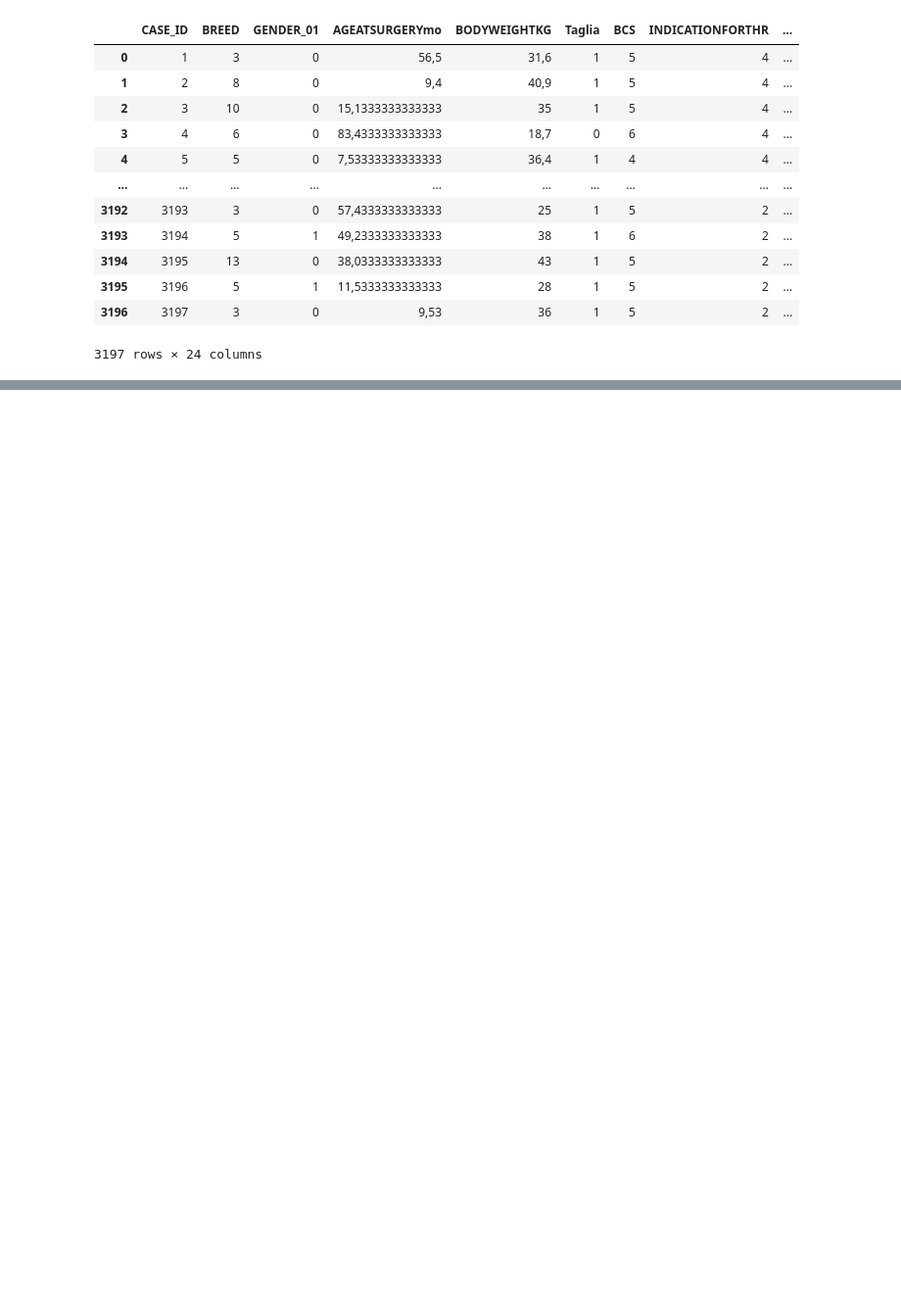
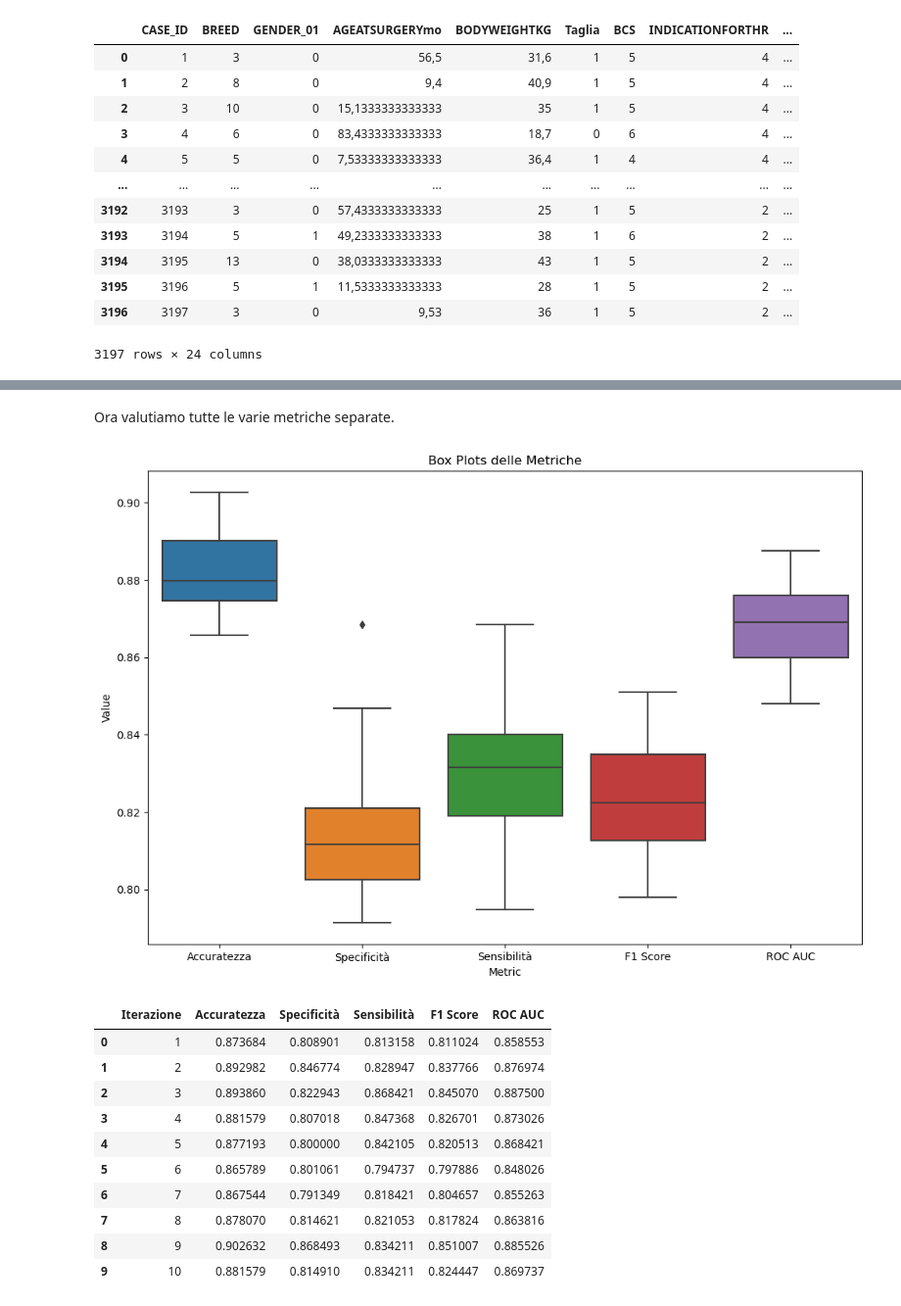
Before and after one commit to MatteoBisotti/Tirocinio, a Jupyter notebook: tirocinio/Oversampling/feature.ipynb, the cells around one changed output, grey strips where cells are left out. Shown at 98% size. Saved outputs shown, nothing was run; the diff lists cells and outputs as text; code cells hidden in the pictures; blank space fills up the shorter version.

```diff
--- a/tirocinio/Oversampling/feature.ipynb
+++ b/tirocinio/Oversampling/feature.ipynb
@@ -89,0 +578,40 @@ dataset
+# %% [markdown]
+Ora valutiamo tutte le varie metriche separate.
+# %%
+import matplotlib.pyplot as plt
+import seaborn as sns
+
+# Create a DataFrame for the box plots
+metrics_total_df = pd.DataFrame({
+    'Iterazione': range(1, 11),
+    'Accuratezza': accuracies,
+    'Specificità': precisions,
+    'Sensibilità': recalls,
+    'F1 Score': f1_scores,
+    'ROC AUC': roc_aucs
+})
+
+# Melt the DataFrame for easier plotting with seaborn
+metrics_boxplot_melted = metrics_total_df.melt(id_vars=['Iterazione'], var_name='Metric', value_name='Value')
+
+# Plot the box plots for each metric
+plt.figure(figsize=(12, 8))
+sns.boxplot(x='Metric', y='Value', data=metrics_boxplot_melted)
+plt.title('Box Plots delle Metriche')
+plt.ylabel('Value')
+plt.show()
+
+metrics_total_df
+# %% [output]
+[figure, added]
+|  | Iterazione | Accuratezza | Specificità | Sensibilità | F1 Score | ROC AUC |
+| 0 | 1 | 0.873684 | 0.808901 | 0.813158 | 0.811024 | 0.858553 |
+| 1 | 2 | 0.892982 | 0.846774 | 0.828947 | 0.837766 | 0.876974 |
+| 2 | 3 | 0.893860 | 0.822943 | 0.868421 | 0.845070 | 0.887500 |
+| 3 | 4 | 0.881579 | 0.807018 | 0.847368 | 0.826701 | 0.873026 |
+| 4 | 5 | 0.877193 | 0.800000 | 0.842105 | 0.820513 | 0.868421 |
+| 5 | 6 | 0.865789 | 0.801061 | 0.794737 | 0.797886 | 0.848026 |
+| 6 | 7 | 0.867544 | 0.791349 | 0.818421 | 0.804657 | 0.855263 |
+| 7 | 8 | 0.878070 | 0.814621 | 0.821053 | 0.817824 | 0.863816 |
+| 8 | 9 | 0.902632 | 0.868493 | 0.834211 | 0.851007 | 0.885526 |
+| 9 | 10 | 0.881579 | 0.814910 | 0.834211 | 0.824447 | 0.869737 |
```
Also changed, not shown: parts of 68 cells of this notebook, 9 other files.
